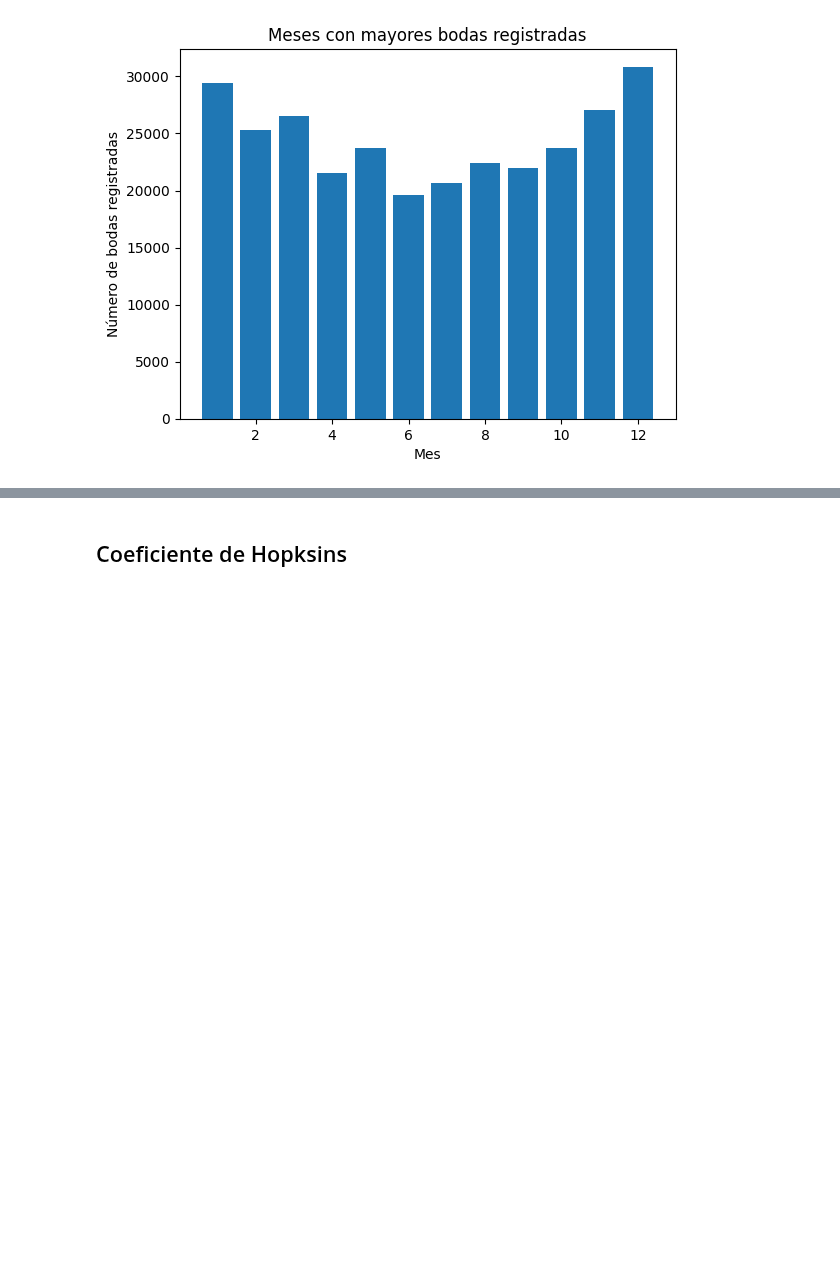
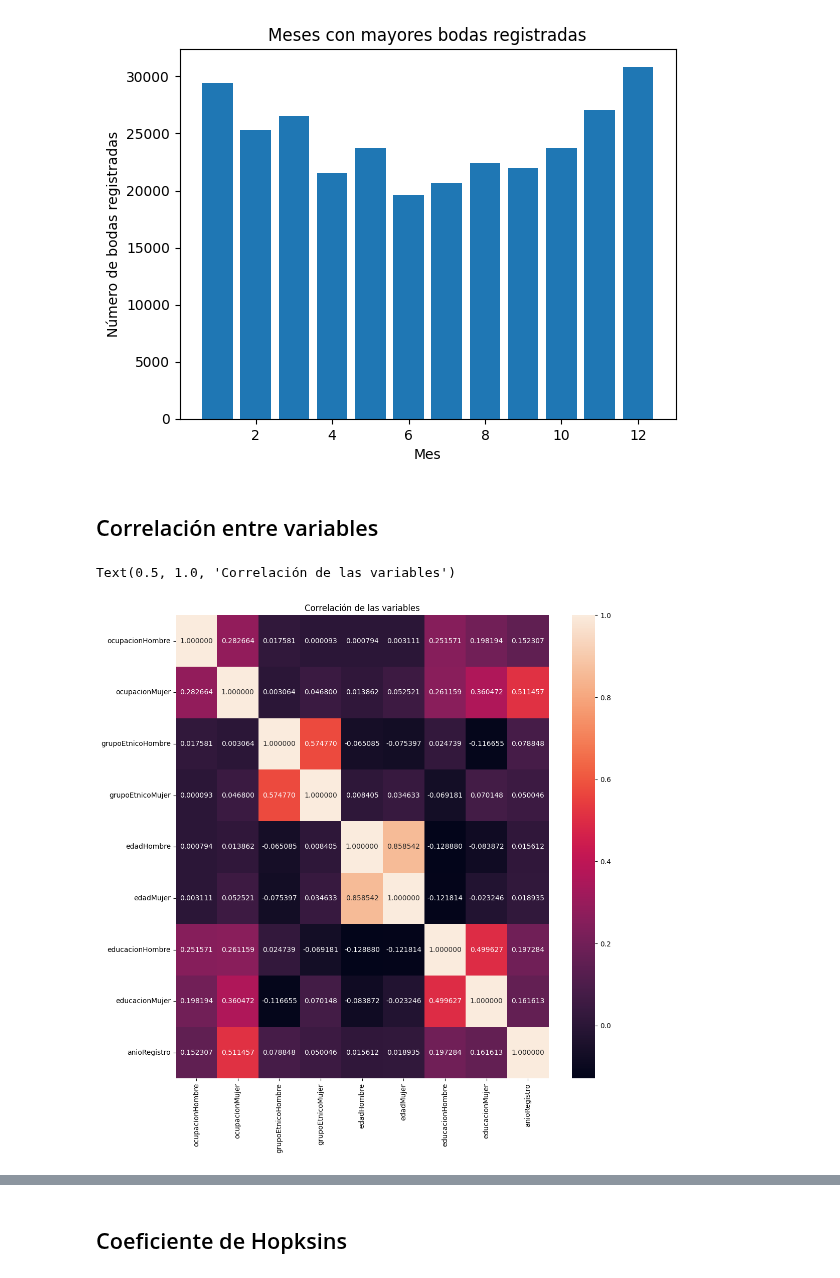
Before and after one commit to MGonza20/Proyecto1_MD, a Jupyter notebook: proyecto_final.ipynb, the cells around one changed output, grey strips where cells are left out. Cells and saved outputs as stored; diff of their text form; code cells hidden in the pictures; blank space fills up the shorter version.

```diff
--- a/proyecto_final.ipynb
+++ b/proyecto_final.ipynb
@@ -974,3 +976,11 @@ plt.title('Meses con mayores bodas registradas')
 plt.show()
 # %% [output]
 [figure]
+# %% [markdown]
+## Correlación entre variables
+# %%
+plt.subplots(figsize = (12,12))
+sns.heatmap(data_final.corr(),annot=True,fmt="f").set_title("Correlación de las variables")
+# %% [output]
+Text(0.5, 1.0, 'Correlación de las variables')
+[figure, added]
```
Also changed, not shown: parts of 11 cells of this notebook.
